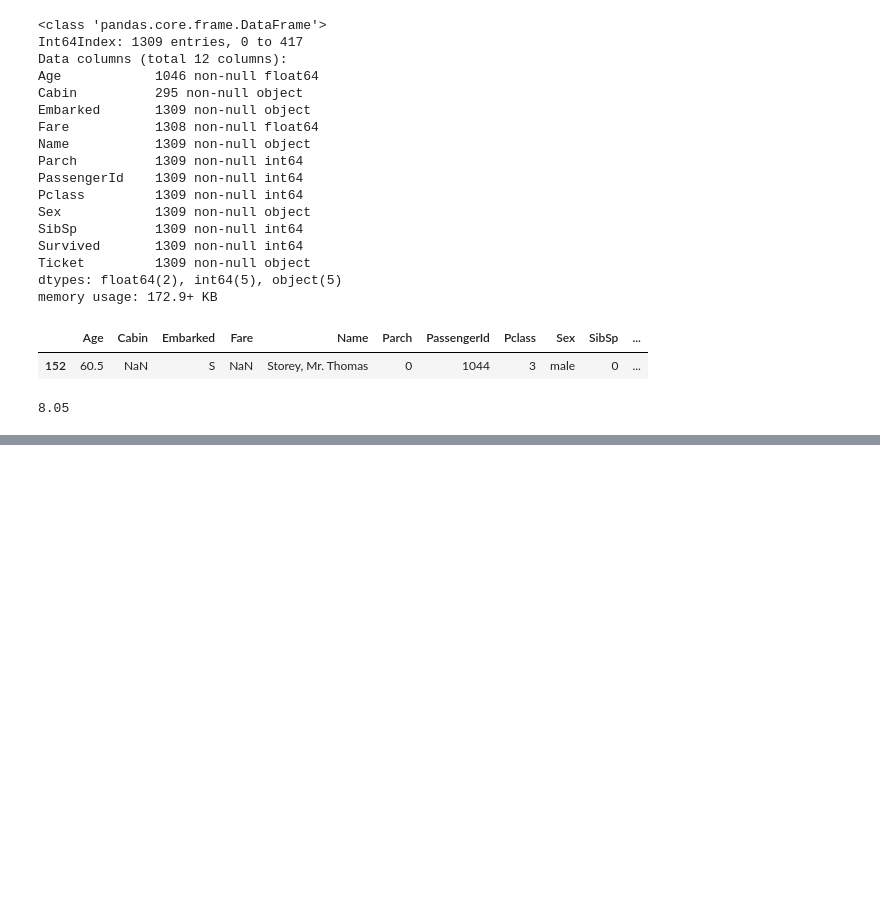
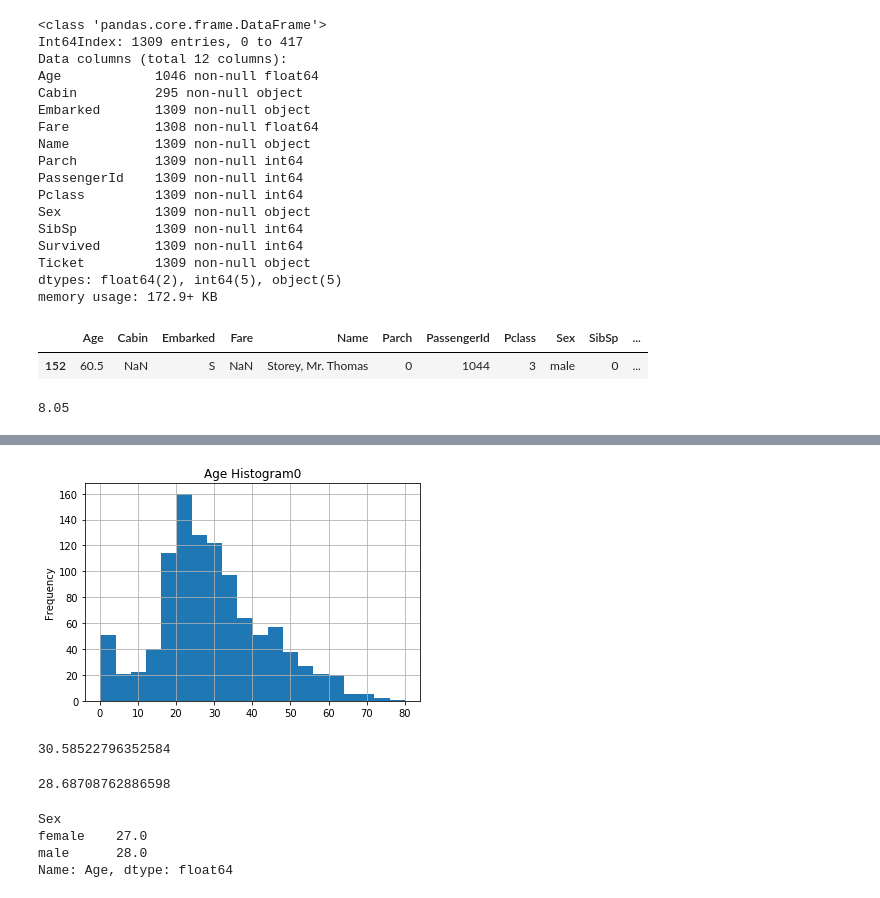
Before and after one commit to adarsh9780/titanic, a Jupyter notebook: notebooks/titanic.ipynb, the cells around one changed output, grey strips where cells are left out. Cells and saved outputs as stored; diff of their text form; code cells hidden in the pictures; blank space fills up the shorter version.

```diff
--- a/notebooks/titanic.ipynb
+++ b/notebooks/titanic.ipynb
@@ -727,0 +776,21 @@ df[df.Age == 60.5]
+# %%
+df.Age.plot(kind='hist', bins=20, grid=True, title="Age Histogram0");
+# %% [output]
+[figure, added]
+# %%
+# Epxlore the ages based on gender
+df.loc[(df.Sex == 'male')].Age.mean()
+# %% [output]
+30.58522796352584
+# %%
+df.loc[(df.Sex == 'female')].Age.mean()
+# %% [output]
+28.68708762886598
+# %%
+# better way
+df.groupby(["Sex"]).Age.median()
+# %% [output]
+Sex
+female    27.0
+male      28.0
+Name: Age, dtype: float64
```
Also changed, not shown: parts of 69 cells of this notebook.
